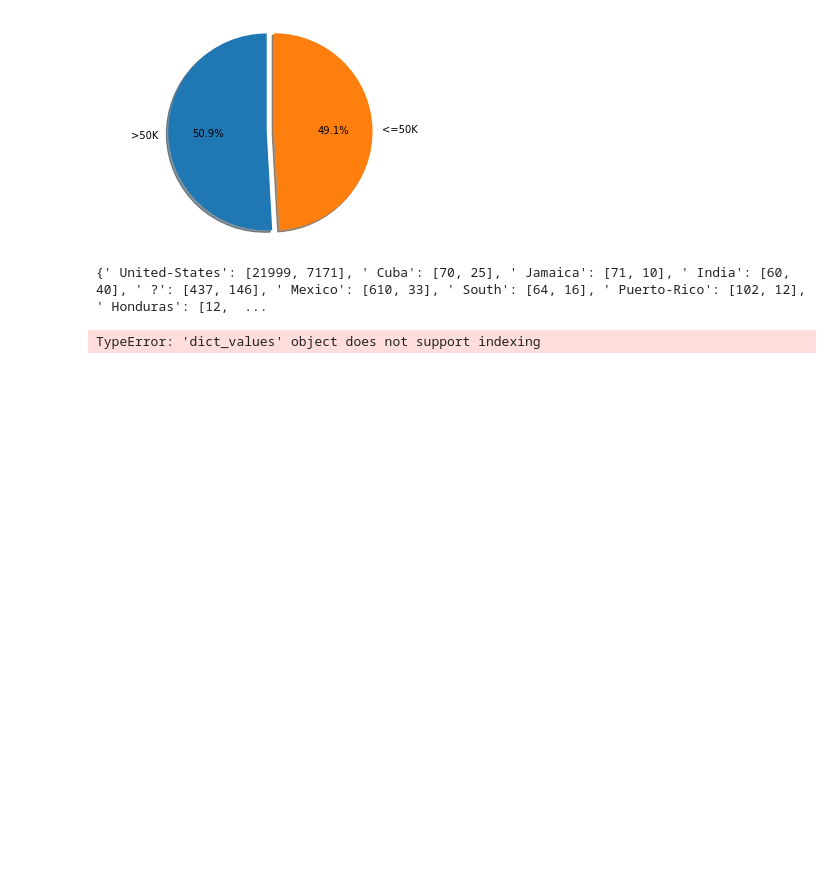
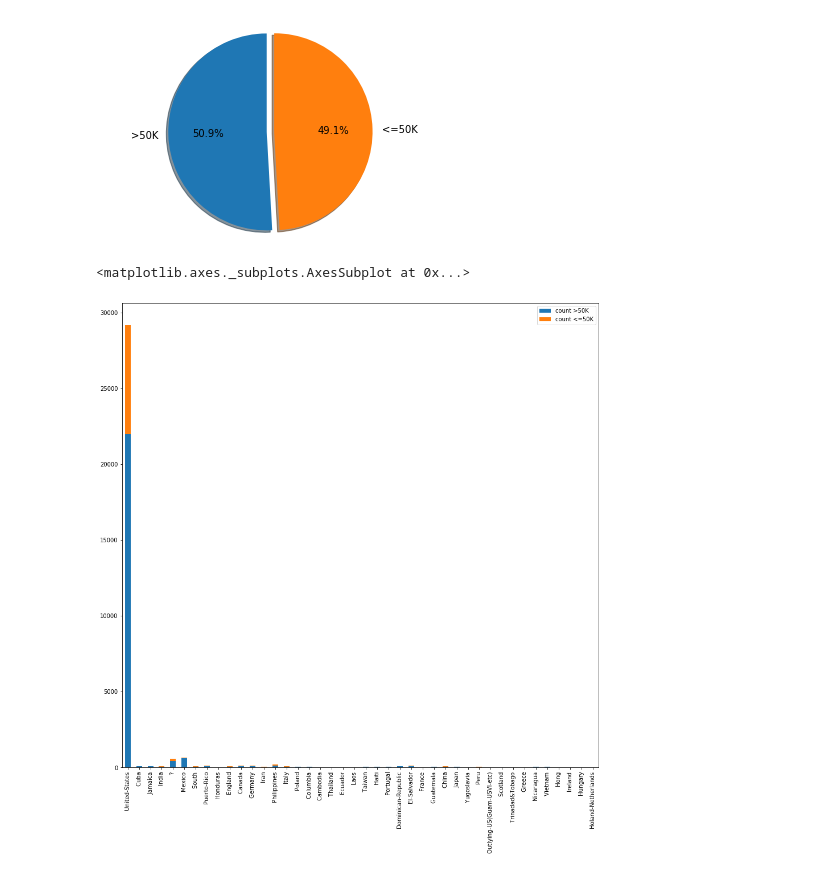
Before and after one commit to chandratop/IDS-Project, a Jupyter notebook: src.ipynb, the cells around one changed output. Cells and saved outputs as stored; diff of their text form; code cells hidden in the pictures; blank space fills up the shorter version.

```diff
--- a/src.ipynb
+++ b/src.ipynb
@@ -228,24 +216,24 @@ plt.show()
 <=50k :  746
 [figure]
 # %%
-country_no_null_df  = df
-country_list = country_no_null_df['native-country'].unique()
+country_list = df['native-country'].unique()
 values = [[0,0] for x in range(len(country_list))]
 country_salary_dict = dict(zip(country_list, values))
 
-for j in range(0,len(country_no_null_df['native-country'])) :
-    if country_no_null_df['is_salary_above_50'][j] == ' <=50K':
-        country_salary_dict[country_no_null_df['native-country'][j]][0] +=1
+for j in range(0,len(df['native-country'])) :
+    if df['is_salary_above_50'][j] == ' <=50K':
+        country_salary_dict[df['native-country'][j]][0] +=1
     else:
-        country_salary_dict[country_no_null_df['native-country'][j]][1] += 1
+        country_salary_dict[df['native-country'][j]][1] += 1
 #      print(country_no_null_df['native-country'][j])
-print(country_salary_dict)
+
+data_dict = dict()
+data_dict['count >50K'] = [j[0] for j in country_salary_dict.values()]
+data_dict['count <=50K'] = [j[1] for j in country_salary_dict.values()]
+
+country_plot = pd.DataFrame( data = data_dict,index = country_salary_dict.keys() )
+
+country_plot.plot.bar(stacked = True,figsize = (15,15))
 # %% [output]
-{' United-States': [21999, 7171], ' Cuba': [70, 25], ' Jamaica': [71, 10], ' India': [60, 40], ' ?': [437, 146], ' Mexico': [610, 33], ' South': [64, 16], ' Puerto-Rico': [102, 12], ' Honduras': [12,  ...
+<matplotlib.axes._subplots.AxesSubplot at 0x...>
+[figure, added]
-# %%
-data = dict()
-data['count->50K'] =
-
-country_plot = pd.DataFrame( ,index = country_salary_dict.keys() )
-# %% [output]
-TypeError: 'dict_values' object does not support indexing
```
Also changed, not shown: parts of 17 cells of this notebook.
